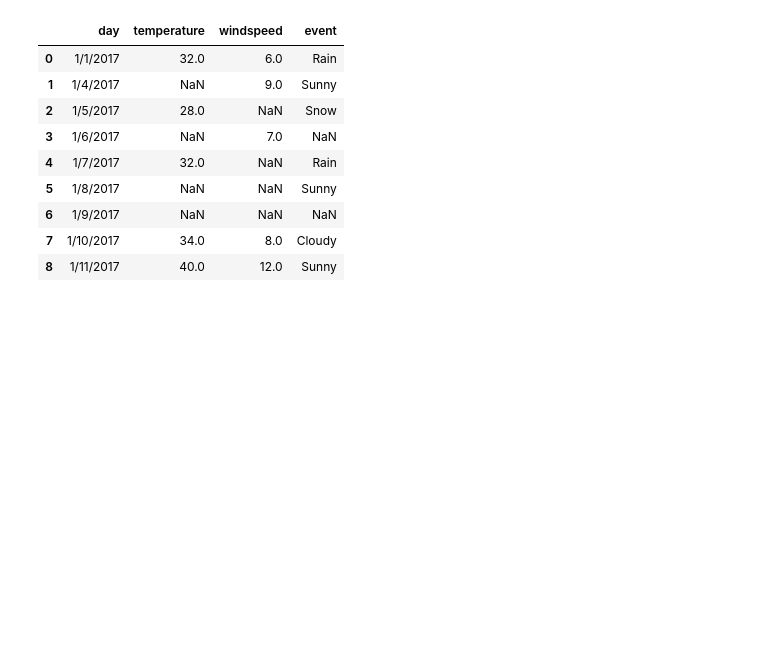
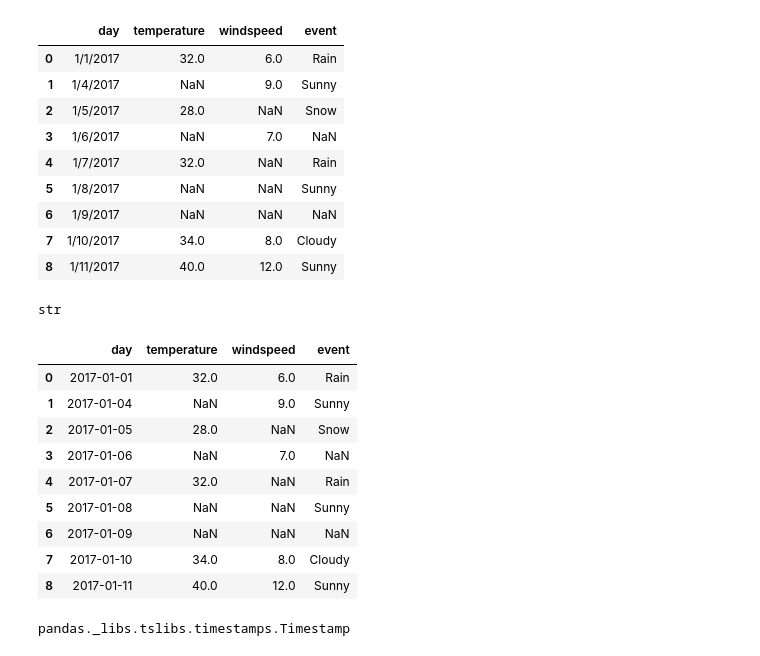
Before and after one commit to imamahasane/DataScienceRoadmap, a Jupyter notebook: 3_Pandas/Handle_Missing_Data.ipynb, the cells around one changed output. Drawn from its saved outputs; the diff is of its cells as text; code cells hidden in the pictures; blank space fills up the shorter version.

Commit message:
Missing Data Handling

```diff
--- a/3_Pandas/Handle_Missing_Data.ipynb
+++ b/3_Pandas/Handle_Missing_Data.ipynb
@@ -13,3 +13,25 @@ df
 | 6 | 1/9/2017 | NaN | NaN | NaN |
 | 7 | 1/10/2017 | 34.0 | 8.0 | Cloudy |
 | 8 | 1/11/2017 | 40.0 | 12.0 | Sunny |
+# %%
+type(df.day[0])
+# %% [output]
+str
+# %%
+df = pd.read_csv("data//weather_data_3.csv", parse_dates = ["day"])
+df
+# %% [output]
+|  | day | temperature | windspeed | event |
+| 0 | 2017-01-01 | 32.0 | 6.0 | Rain |
+| 1 | 2017-01-04 | NaN | 9.0 | Sunny |
+| 2 | 2017-01-05 | 28.0 | NaN | Snow |
+| 3 | 2017-01-06 | NaN | 7.0 | NaN |
+| 4 | 2017-01-07 | 32.0 | NaN | Rain |
+| 5 | 2017-01-08 | NaN | NaN | Sunny |
+| 6 | 2017-01-09 | NaN | NaN | NaN |
+| 7 | 2017-01-10 | 34.0 | 8.0 | Cloudy |
+| 8 | 2017-01-11 | 40.0 | 12.0 | Sunny |
+# %%
+type(df.day[0])
+# %% [output]
+pandas._libs.tslibs.timestamps.Timestamp
```
Also changed, not shown: parts of 16 cells of this notebook.
